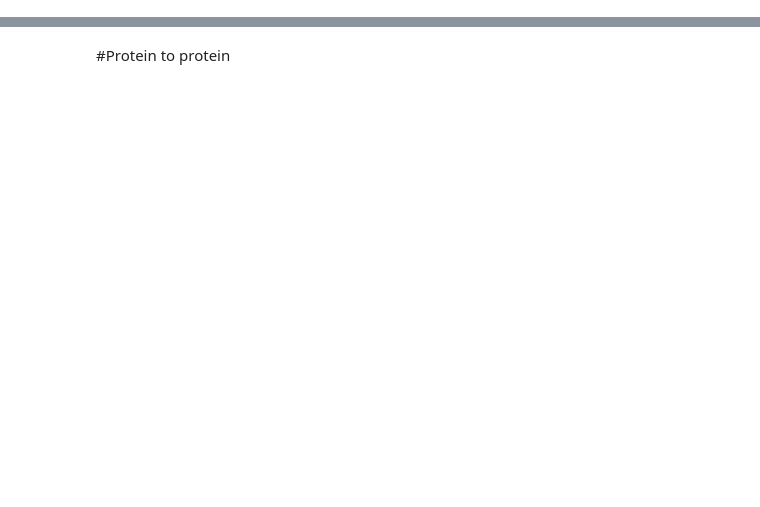
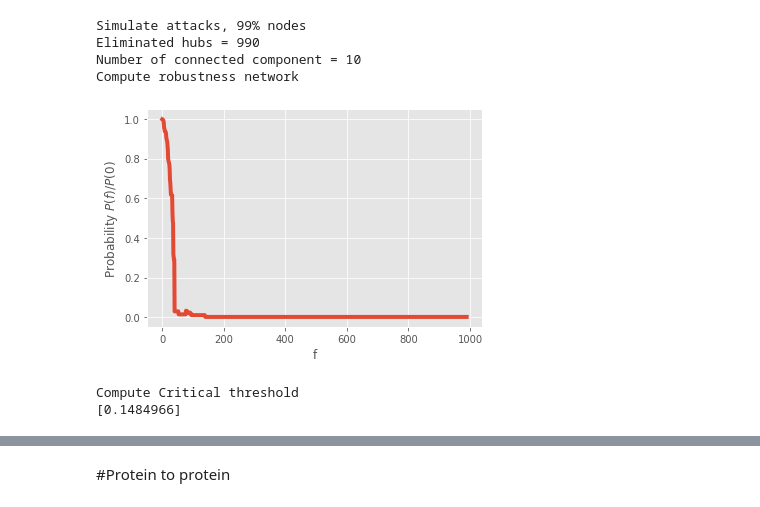
Before and after one commit to Big-data-Group-97/Learning-From-Netwok-Project-, a Jupyter notebook: LearnigFromNetwork.ipynb, the cells around one changed output, grey strips where cells are left out. Drawn from its saved outputs; the diff is of its cells as text; code cells hidden in the pictures; blank space fills up the shorter version.

```diff
--- a/LearnigFromNetwork.ipynb
+++ b/LearnigFromNetwork.ipynb
@@ -364,3 +351,22 @@ Draw Network
+# %%
+print("Simulate attacks, 99% nodes")
+network_removed, P_inf_devided_P_0, f = loop_hub_removal(
+    network_scale_free, 0.99)
+
+print("Compute robustness network")
+robustness_plot(network_scale_free, P_inf_devided_P_0, f)
+
+print("Compute Critical threshold")
+fc = compute_fc_under_attack(network_scale_free, lamb)
+print(fc)
+# %% [output]
+Simulate attacks, 99% nodes
+Eliminated hubs = 990
+Number of connected component = 10
+Compute robustness network
+[figure, added]
+Compute Critical threshold
+[0.1484966]
 # %%
 ratios={}
 for size in [1000, 2000, 5000]:
```
Also changed, not shown: parts of 12 cells of this notebook.
